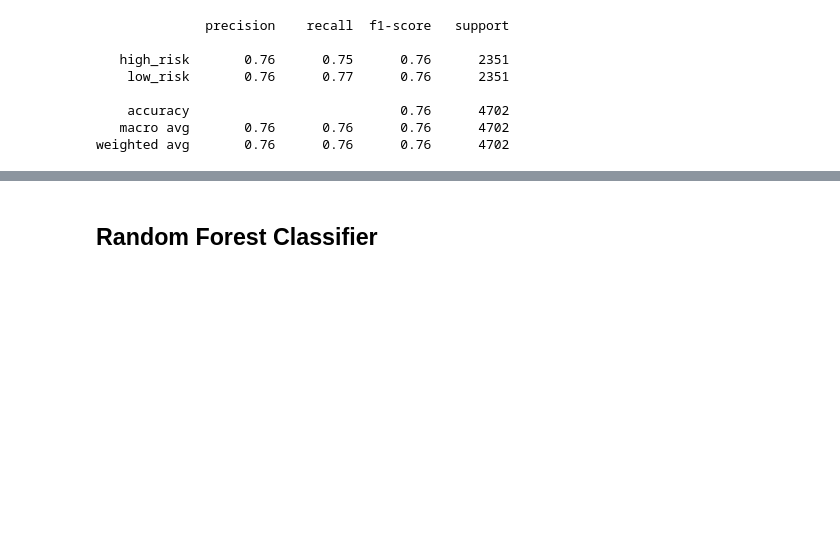
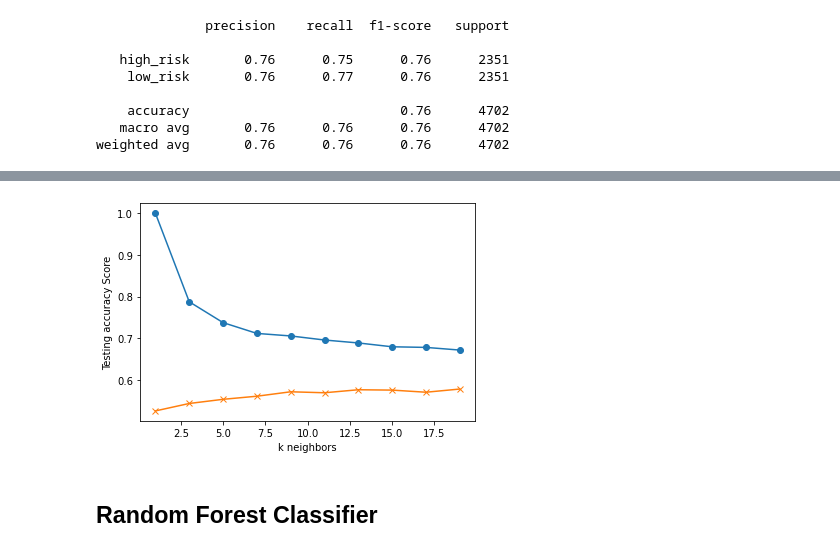
Before and after one commit to pandeysudip/credit-risk, a Jupyter notebook: US_Credit Risk Eval.ipynb, the cells around one changed output, grey strips where cells are left out. Drawn from its saved outputs; the diff is of its cells as text; code cells hidden in the pictures; blank space fills up the shorter version.

Commit message:
knn classifier

```diff
--- a/US_Credit Risk Eval.ipynb
+++ b/US_Credit Risk Eval.ipynb
@@ -198,0 +203,3 @@ weighted avg       0.76      0.76      0.76      4702
+# %%
+knn=KNeighborsClassifier(n_neighbors=3)
+knn.fit(X_train_scaled, y_train)
@@ -198,0 +215,12 @@ weighted avg       0.76      0.76      0.76      4702
+# %%
+# Loop through different k values to find which has the highest accuracy.
+train_scores = []
+test_scores = []
+for k in range(1, 20, 2):
+    knn = KNeighborsClassifier(n_neighbors=k)
+    knn.fit(X_train_scaled, y_train)
+    train_score = knn.score(X_train_scaled, y_train)
+    test_score = knn.score(X_test_scaled, y_test)
+    train_scores.append(train_score)
+    test_scores.append(test_score)
+    print(f"k: {k}, Train/Test Score: {train_score:.3f}/{test_score:.3f}")
@@ -198,0 +238,9 @@ weighted avg       0.76      0.76      0.76      4702
+# %%
+#plotting knn scores
+plt.plot(range(1, 20, 2), train_scores, marker='o')
+plt.plot(range(1, 20, 2), test_scores, marker="x")
+plt.xlabel("k neighbors")
+plt.ylabel("Testing accuracy Score")
+plt.show()
+# %% [output]
+[figure, added]
```
Also changed, not shown: parts of 6 cells of this notebook.
